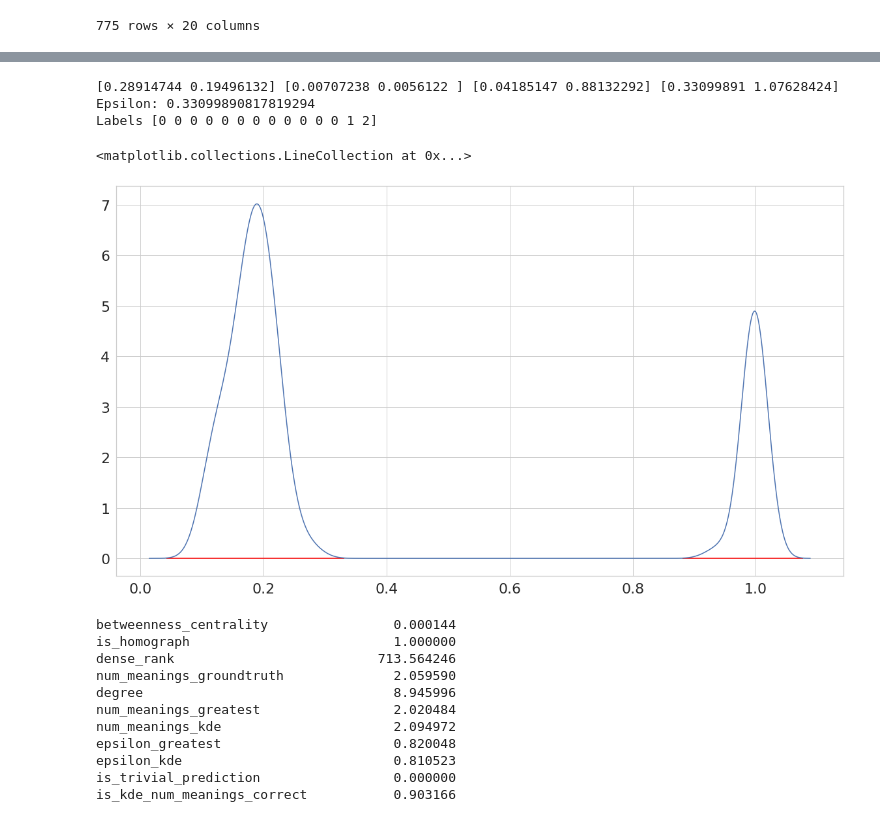
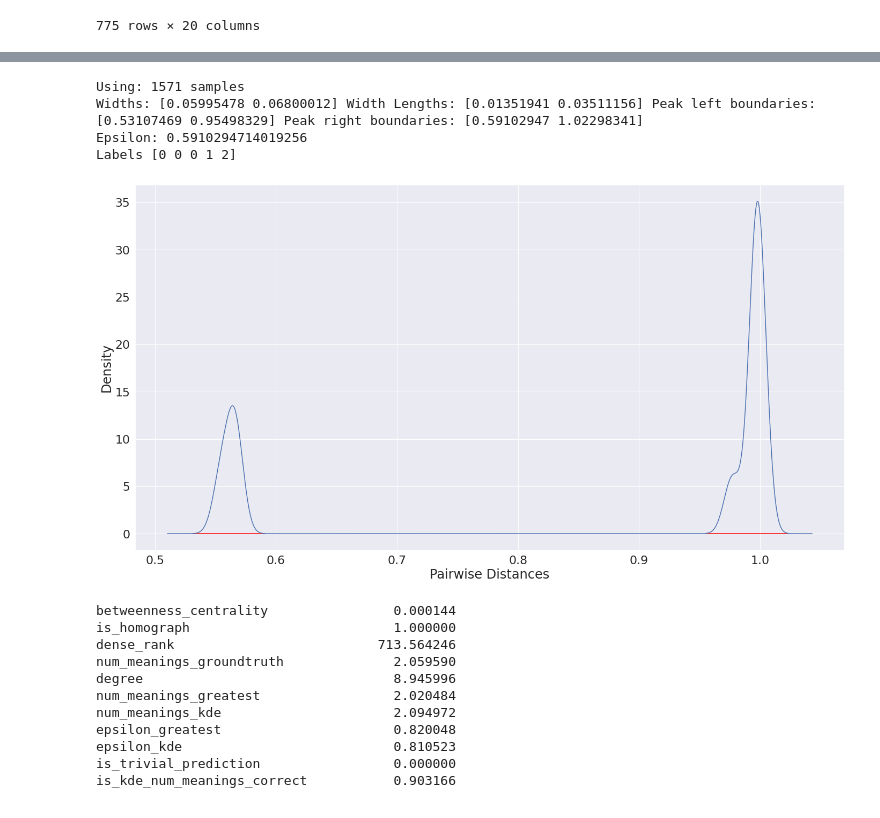
Before and after one commit to northeastern-datalab/domain_net, a Jupyter notebook: network_analysis/notebooks/num_meanings/pairwise_measures.ipynb, the cells around one changed output, grey strips where cells are left out. Drawn from its saved outputs; the diff is of its cells as text; code cells hidden in the pictures.

Commit message:
Added imporved number of samples estimation from KDE and figure creation

```diff
--- a/network_analysis/notebooks/num_meanings/pairwise_measures.ipynb
+++ b/network_analysis/notebooks/num_meanings/pairwise_measures.ipynb
@@ -34,7 +35,7 @@ def get_vals_in_range(m, lower_bound=0, upper_bound=0.99):
     return m_list
 
 
-def get_epsilon(m, lower_bound=0, upper_bound=0.99, mode='greatest', num_samples=1000, rel_height=1, bandwidth_multiplier=20):
+def get_epsilon(m, lower_bound=0, upper_bound=0.99, mode='greatest', num_samples=1000, rel_height=1, bandwidth_multiplier=20, dynamic_num_samples=False, log_base=10):
     '''
     m is a distance matrix
 
@@ -56,12 +57,12 @@ def get_epsilon(m, lower_bound=0, upper_bound=0.99, mode='greatest', num_samples
         return max(m_list)
     elif mode == 'kde':
         # TODO: Dynamically figure out the number of samples
-        density, samples, lower_bnd, upper_bnd = get_kde(m_list, bandwidth_multiplier=bandwidth_multiplier, num_samples=num_samples)
+        density, samples, lower_bnd, upper_bnd = get_kde(m_list, bandwidth_multiplier=bandwidth_multiplier, num_samples=num_samples, dynamic_num_samples=dynamic_num_samples, log_base=log_base)
         widths, width_heights, left_pos, right_pos = get_peak_widths(
             density=density,
             lower_bnd=lower_bnd,
             upper_bnd=upper_bnd,
-            num_samples=num_samples,
+            num_samples=len(samples),
             rel_height=rel_height
         )
 
@@ -106,7 +107,7 @@ def get_epsilon(m, lower_bound=0, upper_bound=0.99, mode='greatest', num_samples
         return epsilon
 
 
-def get_kde(vals, bandwidth_multiplier=20, num_samples=1000, boundary_proportion=0.1):
+def get_kde(vals, bandwidth_multiplier=20, num_samples=1000, boundary_proportion=0.1, dynamic_num_samples=False, log_base=10):
     '''
     Given a list of uniformly seperated values `vals` estimate density distribution using KDE
 
@@ -125,6 +126,10 @@ def get_kde(vals, bandwidth_multiplier=20, num_samples=1000, boundary_proportion
     else:
         samples_lower_bnd = min(vals) - boundary_proportion*vals_range
         samples_upper_bnd = max(vals) + boundary_proportion*vals_range
+
+    if dynamic_num_samples:
+        # The number of samples are dynamical set depending on the `vals_range`
+        num_samples = math.ceil(num_samples / (1 - math.log(samples_upper_bnd - samples_lower_bnd, log_base)))
 
     # Compute the KDE curve
     points = np.array(np.array(vals)).reshape(-1,1)
@@ -159,7 +164,7 @@ def get_peak_widths(density, lower_bnd, upper_bnd, num_samples, rel_height=0.5):
 
     return widths, width_heights, left_pos, right_pos
 
-def get_num_meanings(df, G, node_to_matrix_dict, lower_bound=0, upper_bound=1, num_samples=1000, rel_height=0.999, bandwidth_multiplier=20):
+def get_num_meanings(df, G, node_to_matrix_dict, lower_bound=0, upper_bound=1, num_samples=1000, rel_height=0.999, bandwidth_multiplier=20, dynamic_num_samples=False, log_base=10):
     '''
     Takes a dataframe with the nodes for which the number of meanings is to be evaluated.
     It finds the number of meanings using both the 'greatest' and 'KDE' approach
@@ -188,7 +193,7 @@ def get_num_meanings(df, G, node_to_matrix_dict, lower_bound=0, upper_bound=1, n
 
             # Get the epsilon using both modes
             epsilon_greatest = get_epsilon(m, lower_bound=lower_bound, upper_bound=0.99, mode='greatest', num_samples=num_samples, rel_height=rel_height, bandwidth_multiplier=bandwidth_multiplier)
-            epsilon_kde = get_epsilon(m, lower_bound=lower_bound, upper_bound=upper_bound, mode='kde', num_samples=num_samples, rel_height=rel_height, bandwidth_multiplier=bandwidth_multiplier)
+            epsilon_kde = get_epsilon(m, lower_bound=lower_bound, upper_bound=upper_bound, mode='kde', num_samples=num_samples, rel_height=rel_height, bandwidth_multiplier=bandwidth_multiplier, dynamic_num_samples=dynamic_num_samples, log_base=log_base)
 
             # Run DBSCAN over the matrix with the specified epsilon
             labels_greatest = DBSCAN(min_samples=1, metric='precomputed', eps=epsilon_greatest).fit_predict(m)
@@ -778,7 +813,7 @@ df_input_nodes[(df_input_nodes['is_kde_num_meanings_correct'] == False) & (df_in
 | 25399 | Daniel | cell | 0.000018 | True | 669.0 | 2 | 3.0 | ... |
 | 32663 | Harman | cell | 0.000016 | True | 734.0 | 2 | 3.0 | ... |
 # %%
-node='Jonas'
+node='Annapolis'
 print(node_to_idx_dict[node])
 print(node_to_matrix_dict[node])
 print(utils.graph_helpers.get_cell_node_column_names(G, node))
@@ -791,24 +838,26 @@ print(utils.graph_helpers.get_cell_node_column_names(G, node))
 # %%
 vals = get_vals_in_range(node_to_matrix_dict[node], lower_bound=0, upper_bound=1)
-num_samples = 1000
-density, samples, samples_lower_bnd, samples_upper_bnd = get_kde(vals, bandwidth_multiplier=20, num_samples=num_samples, boundary_proportion=0.1)
-widths, width_heights, left_pos, right_pos = get_peak_widths(density, samples_lower_bnd, samples_upper_bnd, num_samples=num_samples, rel_height=0.999)
-print(widths, width_heights, left_pos, right_pos)
+num_samples = 2000
+density, samples, samples_lower_bnd, samples_upper_bnd = get_kde(vals, bandwidth_multiplier=20, num_samples=num_samples, boundary_proportion=0.1, dynamic_num_samples=True)
+print('Using:', len(samples), 'samples')
+widths, width_heights, left_pos, right_pos = get_peak_widths(density, samples_lower_bnd, samples_upper_bnd, num_samples=len(samples), rel_height=0.999)
+print('Widths:', widths, 'Width Lengths:', width_heights, 'Peak left boundaries:', left_pos, 'Peak right boundaries:', right_pos)
 
-epsilon = get_epsilon(node_to_matrix_dict[node], lower_bound=0, upper_bound=1, mode='kde', num_samples=num_samples, rel_height=0.999, bandwidth_multiplier=20)
+epsilon = get_epsilon(node_to_matrix_dict[node], lower_bound=0, upper_bound=1, mode='kde', num_samples=len(samples), rel_height=0.999, bandwidth_multiplier=20)
 print('Epsilon:', epsilon)
 
 labels = DBSCAN(min_samples=1, metric='precomputed', eps=epsilon).fit_predict(node_to_matrix_dict[node])
 print("Labels", labels)
 
 plt.plot(samples, density)
 plt.hlines(y=width_heights, xmin=left_pos, xmax=right_pos, colors='red')
+plt.ylabel('Density');plt.xlabel('Pairwise Distances');plt.tight_layout()
 # %% [output]
-[0.28914744 0.19496132] [0.00707238 0.0056122 ] [0.04185147 0.88132292] [0.33099891 1.07628424]
-Epsilon: 0.33099890817819294
-Labels [0 0 0 0 0 0 0 0 0 0 0 0 1 2]
+Using: 1571 samples
+Widths: [0.05995478 0.06800012] Width Lengths: [0.01351941 0.03511156] Peak left boundaries: [0.53107469 0.95498329] Peak right boundaries: [0.59102947 1.02298341]
+Epsilon: 0.5910294714019256
+Labels [0 0 0 1 2]
-<matplotlib.collections.LineCollection at 0x...>
-[figure, old version]
+[figure, new version]
 # %%
 df_input_nodes[df_input_nodes['is_trivial_prediction']==False].mean()
 # %% [output]
```
Also changed, not shown: parts of 14 cells of this notebook, 2 other files.
